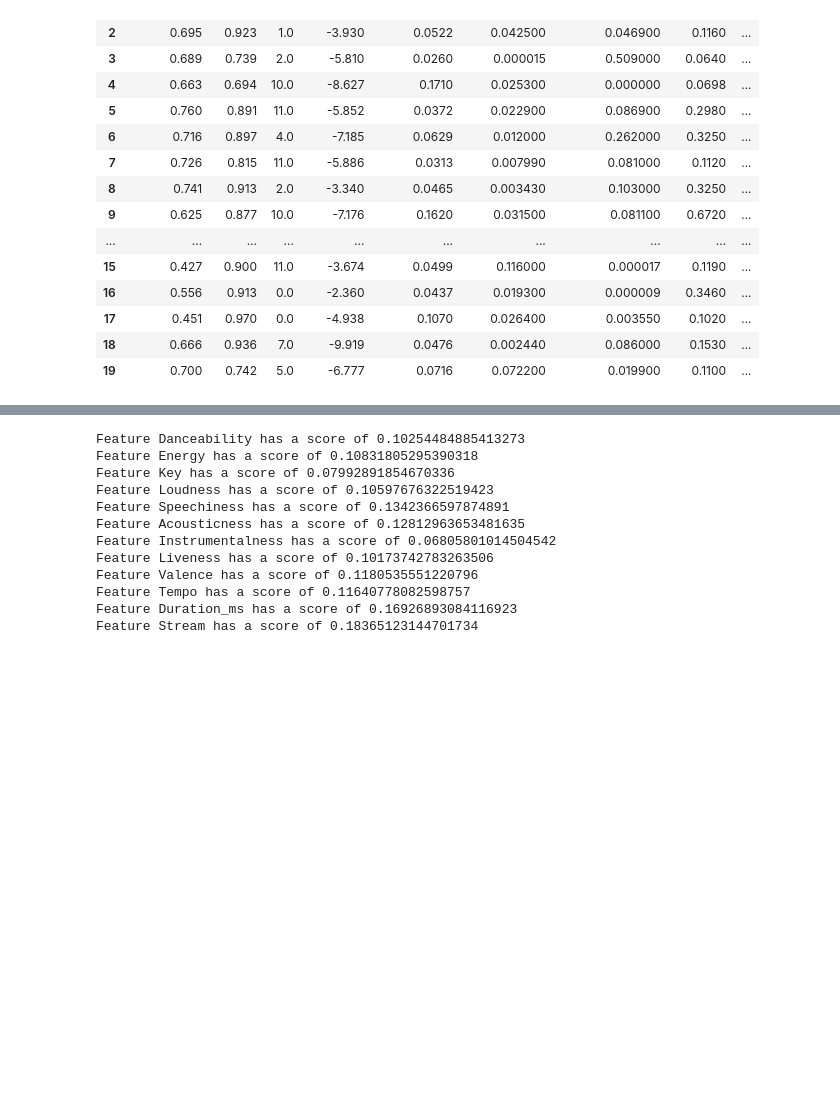
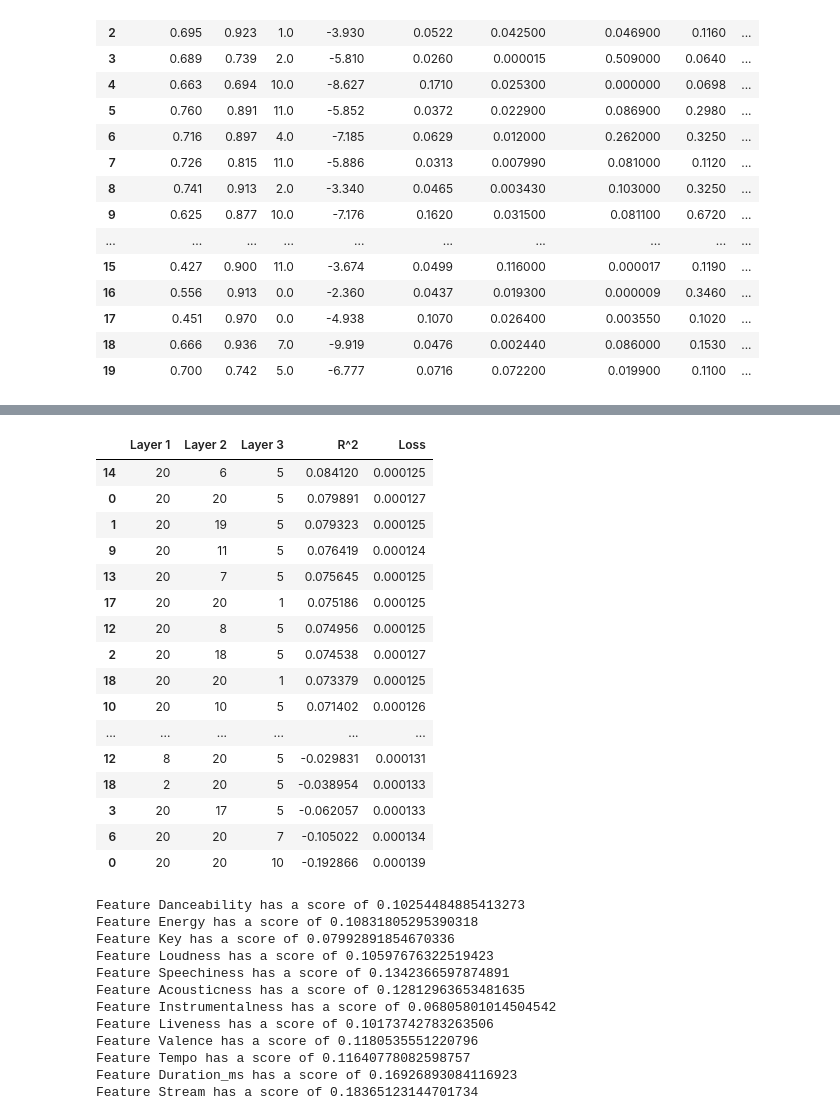
Before and after one commit to NickyDCFP/Machine-Learning-4563-Final-Project, a Jupyter notebook: keras.ipynb, the cells around one changed output, grey strips where cells are left out. Drawn from its saved outputs; the diff is of its cells as text; code cells hidden in the pictures; blank space fills up the shorter version.

```diff
--- a/keras.ipynb
+++ b/keras.ipynb
@@ -66,6 +68,6 @@ num_views = np.array(df['Views']).astype(int)
 X_df = df.drop(y_cols, axis=1)
 X = np.array(X_df).astype('float32')
 y = (num_likes / num_views).astype('float32') # Can also use comment proportion as target variable
-X_train, X_test, y_train, y_test = train_test_split(X, y, test_size=0.25, random_state=42)
+X_train, X_test, y_train, y_test = train_test_split(X, y, test_size=0.40, random_state=42)
 print(X_train.shape)
 # %% [output]
@@ -79,25 +81,21 @@ def r2(y_true, y_pred):
     score = tf.py_function(r2_score, (y_true, y_pred), tf.float64)
     return score
 # %%
-# Training r^2 is quite a bit better than the test r^2. Are probably overfitting.
-l1_lambda = 0.1
-l2_lambda = 0.1
-model = keras.Sequential([
-    Dense(5, activation='sigmoid', kernel_regularizer=regularizers.l1(l1_lambda), input_shape=(X_train_scaled.shape[1], )),
-    Dense(5, activation='sigmoid', kernel_regularizer=regularizers.l2(l2_lambda)),
-    Dense(1)
-]) # Initial shape that I tried was this, but layers had 15 neurons per, and it was just all over the place, insane loss
-# Even dropout didn't help. Could try out dropout I guess, but on 3 neurons per layer I'm not sure if it'll help. L1/L2 regularization probably helps more.
+# # Training r^2 is quite a bit better than the test r^2. Are probably overfitting.
+# l1_lambda = 0.1
+# l2_lambda = 0.1
+# model = keras.Sequential([
+#     Dense(5, activation='sigmoid', kernel_regularizer=regularizers.l1(l1_lambda), input_shape=(X_train_scaled.shape[1], )),
+#     Dense(5, activation='sigmoid', kernel_regularizer=regularizers.l2(l2_lambda)),
+#     Dense(1)
+# ]) # Initial shape that I tried was this, but layers had 15 neurons per, and it was just all over the place, insane loss
+# # Even dropout didn't help. Could try out dropout I guess, but on 3 neurons per layer I'm not sure if it'll help. L1/L2 regularization probably helps more.
 
-# model = keras.Sequential([
-#     Dense(3, activation=LeakyReLU(alpha=0.01), input_shape=(X_train_scaled.shape[1], )),
-#     Dense(3, activation=LeakyReLU(alpha=0.01)),
-#     Dense(1)
-# ]) Leaky ReLU had higher error :(
+# # model = keras.Sequential([
+# #     Dense(3, activation=LeakyReLU(alpha=0.01), input_shape=(X_train_scaled.shape[1], )),
+# #     Dense(3, activation=LeakyReLU(alpha=0.01)),
+# #     Dense(1)
+# # ]) Leaky ReLU had higher error :(
 
-optimizer = Adam(learning_rate=0.0001) # Tried out 0.01 learning rate, not much different. 0.001 is the default. Lowering learning rate gives steady descent, nice
-model.compile(optimizer=optimizer, loss='mean_squared_error', metrics=[r2])
+# optimizer = Adam(learning_rate=0.0001) # Tried out 0.01 learning rate, not much different. 0.001 is the default. Lowering learning rate gives steady descent, nice
+# model.compile(optimizer=optimizer, loss='mean_squared_error', metrics=[r2])
-# %%
-fit = model.fit(X_train_scaled, y_train,
-                epochs=150,
-                batch_size=150)
@@ -128,0 +259,21 @@ R^2:-0.05972958728671074
+# %%
+from IPython.display import display
+display(results)
+# %% [output]
+|  | Layer 1 | Layer 2 | Layer 3 | R^2 | Loss |
+| 14 | 20 | 6 | 5 | 0.084120 | 0.000125 |
+| 0 | 20 | 20 | 5 | 0.079891 | 0.000127 |
+| 1 | 20 | 19 | 5 | 0.079323 | 0.000125 |
+| 9 | 20 | 11 | 5 | 0.076419 | 0.000124 |
+| 13 | 20 | 7 | 5 | 0.075645 | 0.000125 |
+| 17 | 20 | 20 | 1 | 0.075186 | 0.000125 |
+| 12 | 20 | 8 | 5 | 0.074956 | 0.000125 |
+| 2 | 20 | 18 | 5 | 0.074538 | 0.000127 |
+| 18 | 20 | 20 | 1 | 0.073379 | 0.000125 |
+| 10 | 20 | 10 | 5 | 0.071402 | 0.000126 |
+| ... | ... | ... | ... | ... | ... |
+| 12 | 8 | 20 | 5 | -0.029831 | 0.000131 |
+| 18 | 2 | 20 | 5 | -0.038954 | 0.000133 |
+| 3 | 20 | 17 | 5 | -0.062057 | 0.000133 |
+| 6 | 20 | 20 | 7 | -0.105022 | 0.000134 |
+| 0 | 20 | 20 | 10 | -0.192866 | 0.000139 |
```
Also changed, not shown: parts of 8 cells of this notebook, 1 other file.
